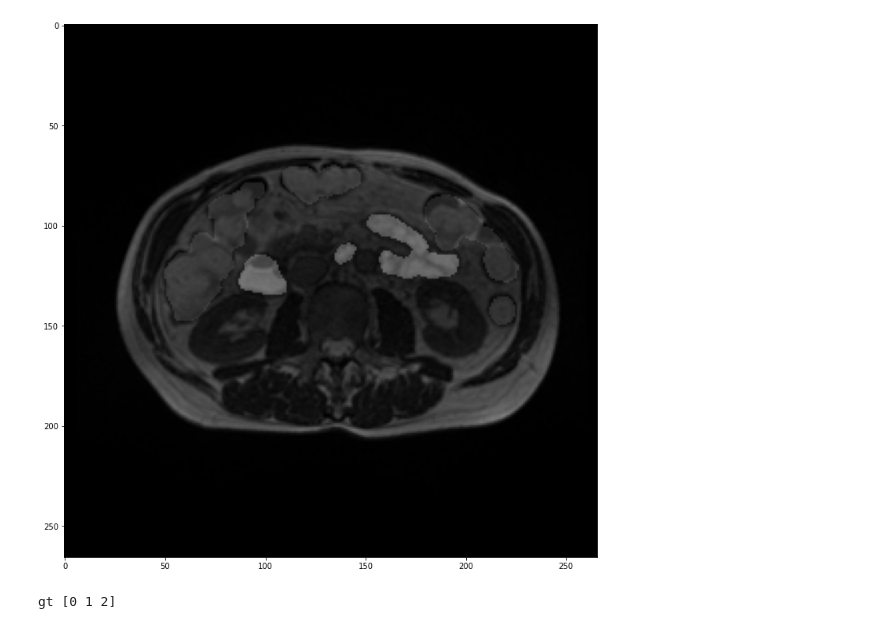
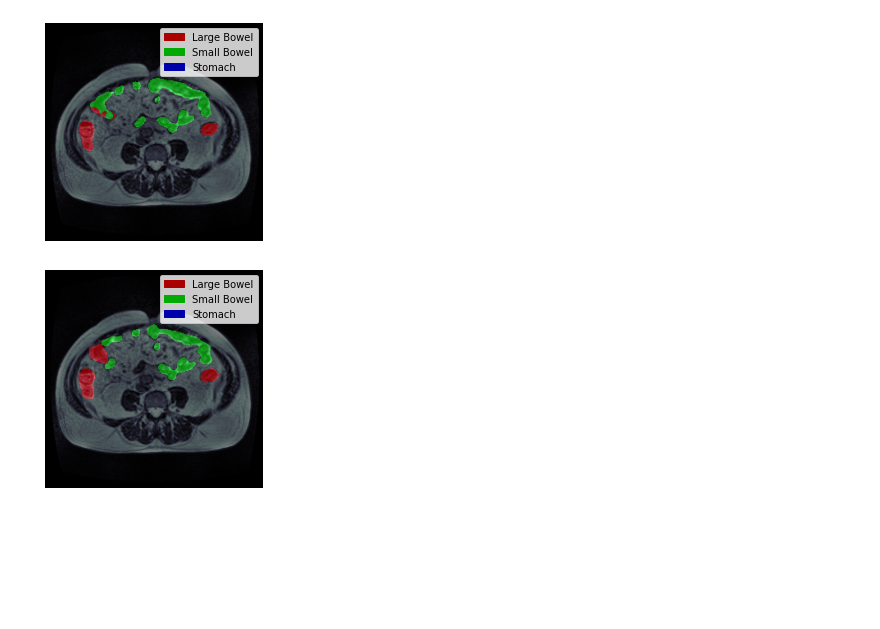
Before and after one commit to zezeze97/kaggle_segmentation, a Jupyter notebook: kaggle_segmentation/inference_demo.ipynb, the cells around one changed output. Drawn from its saved outputs; the diff is of its cells as text; code cells hidden in the pictures; blank space fills up the shorter version.

```diff
--- a/kaggle_segmentation/inference_demo.ipynb
+++ b/kaggle_segmentation/inference_demo.ipynb
@@ -5,6 +8,28 @@ import cv2
+# %%
+# useful tools
+def load_img(path):
+    img = cv2.imread(path, cv2.IMREAD_UNCHANGED)
+    img = img.astype('float32') # original is uint16
+    img = (img - img.min())/(img.max() - img.min())*255.0 # scale image to [0, 255]
+    img = img.astype('uint8')
+    return img
+
+def show_img(img, mask=None):
+    clahe = cv2.createCLAHE(clipLimit=2.0, tileGridSize=(8,8))
+    img = clahe.apply(img)
+#     plt.figure(figsize=(10,10))
+    plt.imshow(img, cmap='bone')
+
+    if mask is not None:
+        # plt.imshow(np.ma.masked_where(mask!=1, mask), alpha=0.5, cmap='autumn')
+        plt.imshow(mask, alpha=0.5)
+        handles = [Rectangle((0,0),1,1, color=_c) for _c in [(0.667,0.0,0.0), (0.0,0.667,0.0), (0.0,0.0,0.667)]]
+        labels = [ "Large Bowel", "Small Bowel", "Stomach"]
+        plt.legend(handles,labels)
+    plt.axis('off')
 # %%
 config_file = '../cache/upernet_convnext_base_fp16_256x256_16k_kaggle_no_crop/upernet_convnext_base_fp16_256x256_16k_kaggle_no_crop.py'
-checkpoint_file = '../cache/upernet_convnext_base_fp16_256x256_16k_kaggle_no_crop/iter_12800.pth'
+checkpoint_file = '../cache/upernet_convnext_base_fp16_256x256_16k_kaggle_no_crop/iter_9600.pth'
 # %%
 # build the model from a config file and a checkpoint file
 model = init_segmentor(config_file, checkpoint_file, device='cuda:0')
@@ -13,4 +38,5 @@ load checkpoint from local path: ../cache/upernet_convnext_base_fp16_256x256_16k
 # %%
 # test a single image
-img = '../data/kaggle_segmentation_clean_data/train/case44_day0_slice_0080.png'
-result = inference_segmentor(model, img)
+img_path = '../data/kaggle_segmentation_clean_data/train/case125_day16_slice_0113.png'
+gt_file_path = '../data/kaggle_segmentation_clean_data/label/case125_day16_slice_0113.png'
+result = inference_segmentor(model, img_path)
@@ -30,9 +43,32 @@ pred [0 1 2]
-# %%
-# show gt
-gt_file = '../data/kaggle_segmentation_clean_data/label/case44_day0_slice_0080.png'
-gt = [cv2.imread(gt_file, cv2.IMREAD_UNCHANGED)]
-show_result_pyplot(model, processed_img, gt, get_palette(dataset='kaggle'))
-print('gt', np.unique(gt[0]))
-# %% [output]
-[figure, removed]
-gt [0 1 2]
+# %%
+# show the results
+processed_img = load_img(img_path)
+res = result[0]
+convert_pred = np.zeros((res.shape[0],res.shape[1],3))
+for i in range(res.shape[0]):
+    for j in range(res.shape[1]):
+        if res[i,j] == 1:
+            convert_pred[i,j,:] = [1,0,0]
+        if res[i,j] == 2:
+            convert_pred[i,j,:] = [0,1,0]
+        if res[i,j] == 3:
+            convert_pred[i,j,:] = [0,0,1]
+
+show_img(processed_img, convert_pred)
+# %% [output]
+[figure, added]
+# %%
+# show gt
+gt = cv2.imread(gt_file_path, cv2.IMREAD_UNCHANGED)
+convert_gt = np.zeros((gt.shape[0],gt.shape[1],3))
+for i in range(gt.shape[0]):
+    for j in range(gt.shape[1]):
+        if gt[i,j] == 1:
+            convert_gt[i,j,:] = [1,0,0]
+        if gt[i,j] == 2:
+            convert_gt[i,j,:] = [0,1,0]
+        if gt[i,j] == 3:
+            convert_gt[i,j,:] = [0,0,1]
+show_img(processed_img, convert_gt)
+# %% [output]
+[figure, added]
```
Also changed, not shown: parts of 3 cells of this notebook, 4 other files.
